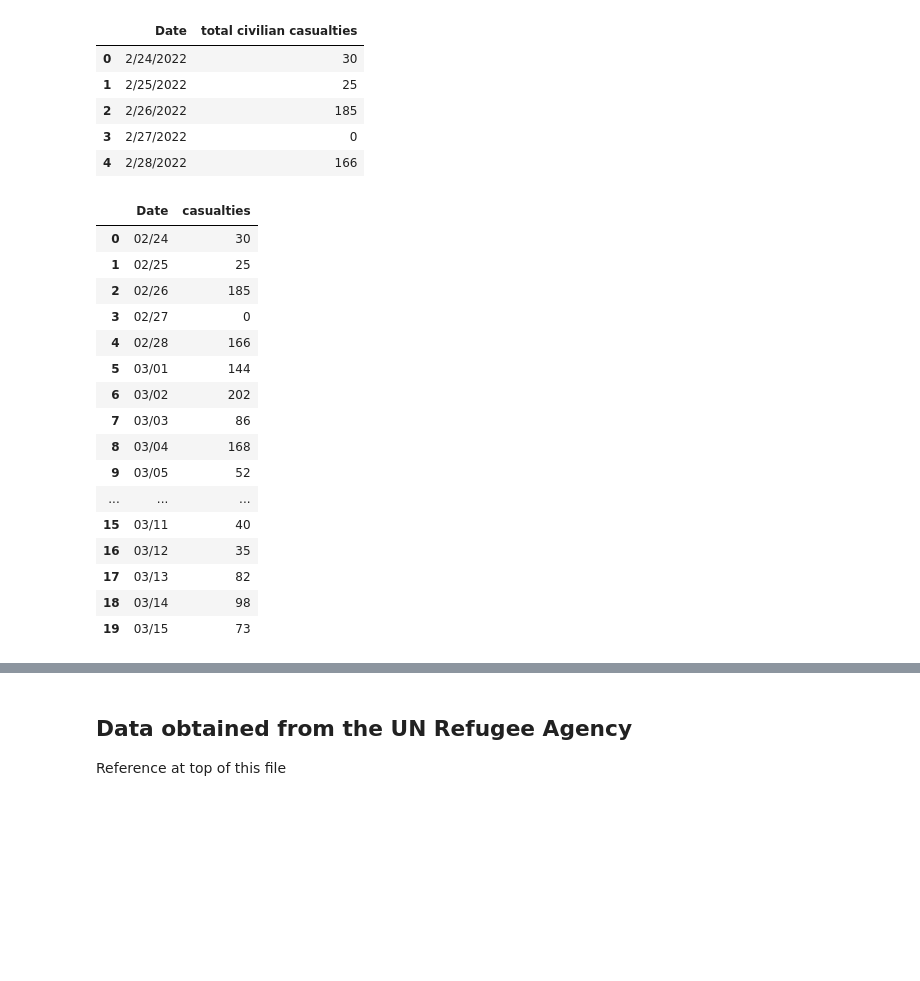
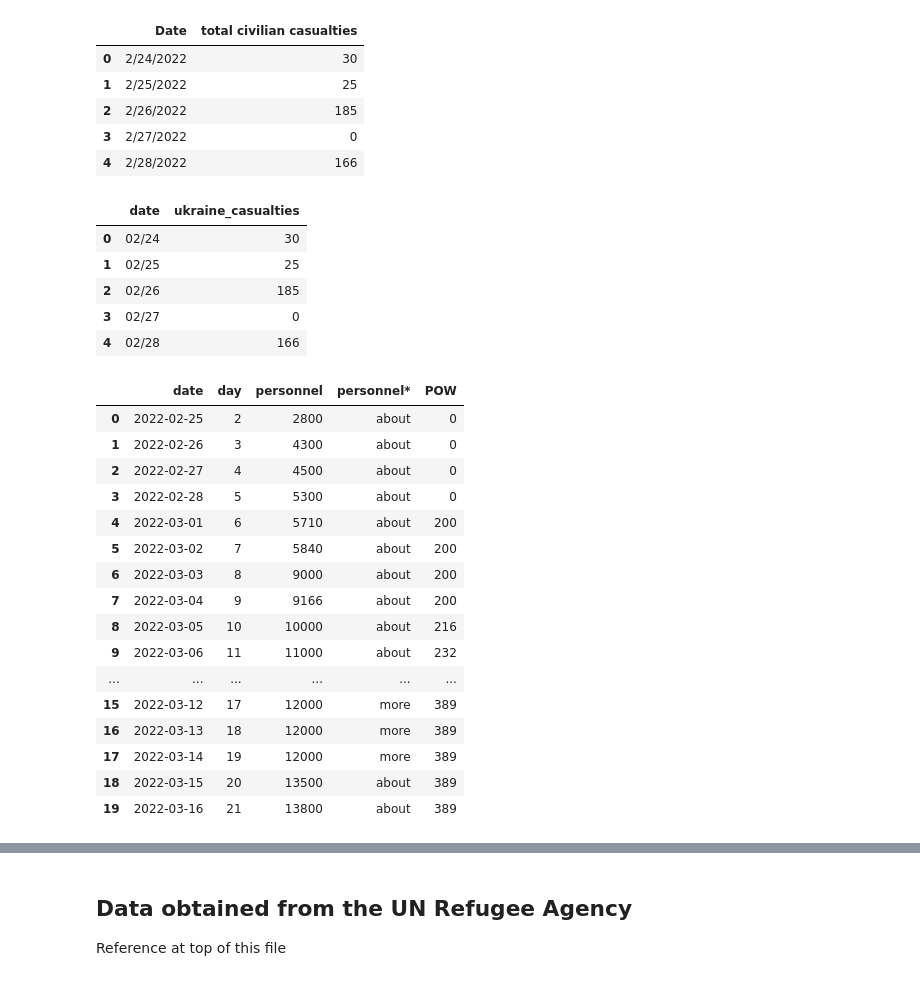
Before and after one commit to aduchini/Final_project, a Jupyter notebook: SQL_database.ipynb, the cells around one changed output, grey strips where cells are left out. Drawn from its saved outputs; the diff is of its cells as text; code cells hidden in the pictures; blank space fills up the shorter version.

```diff
--- a/SQL_database.ipynb
+++ b/SQL_database.ipynb
@@ -29,8 +28,8 @@ tweets_df.drop(['location'], axis = 1, inplace=True)
 tweets_df['tweetcreatedts'] = pd.to_datetime(tweets_df['tweetcreatedts'], errors='coerce')
 tweets_df['tweetcreatedts'] = tweets_df['tweetcreatedts'].dt.strftime('%m/%d')
 # %%
-casualties_df = pd.read_csv('resources/Ukraine_Casualties_daily.csv', index_col=False)
-casualties_df.head()
+ukraine_casualties_df = pd.read_csv('resources/Ukraine_Casualties_daily.csv', index_col=False)
+ukraine_casualties_df.head()
 # %% [output]
 |  | Date | total civilian casualties |
 | 0 | 2/24/2022 | 30 |
@@ -40,27 +39,38 @@ casualties_df.head()
 | 4 | 2/28/2022 | 166 |
 # %%
 # remove spaces from column name
-casualties_df.rename(columns = {'total civilian casualties':'casualties'}, inplace = True)
+ukraine_casualties_df.rename(columns = {'total civilian casualties':'ukraine_casualties'}, inplace = True)
 # %%
 # Fomatting all dates to international standards
-casualties_df['Date'] = pd.to_datetime(casualties_df['Date'])
-casualties_df['Date'] = casualties_df['Date'].dt.strftime('%m/%d')
-casualties_df.head(20)
+ukraine_casualties_df['Date'] = pd.to_datetime(ukraine_casualties_df['Date'])
+ukraine_casualties_df['Date'] = ukraine_casualties_df['Date'].dt.strftime('%m/%d')
+ukraine_casualties_df.rename(columns = {'Date':'date'}, inplace = True)
+ukraine_casualties_df.head()
 # %% [output]
-|  | Date | casualties |
+|  | date | ukraine_casualties |
 | 0 | 02/24 | 30 |
 | 1 | 02/25 | 25 |
 | 2 | 02/26 | 185 |
 | 3 | 02/27 | 0 |
 | 4 | 02/28 | 166 |
-| 5 | 03/01 | 144 |
-| 6 | 03/02 | 202 |
-| 7 | 03/03 | 86 |
-| 8 | 03/04 | 168 |
-| 9 | 03/05 | 52 |
-| ... | ... | ... |
-| 15 | 03/11 | 40 |
-| 16 | 03/12 | 35 |
-| 17 | 03/13 | 82 |
-| 18 | 03/14 | 98 |
-| 19 | 03/15 | 73 |
+# %%
+russia_casualties_df = pd.read_csv('resources/updated_russia_losses_personnel.csv', index_col=False)
+russia_casualties_df.head(20)
+# %% [output]
+|  | date | day | personnel | personnel* | POW |
+| 0 | 2022-02-25 | 2 | 2800 | about | 0 |
+| 1 | 2022-02-26 | 3 | 4300 | about | 0 |
+| 2 | 2022-02-27 | 4 | 4500 | about | 0 |
+| 3 | 2022-02-28 | 5 | 5300 | about | 0 |
+| 4 | 2022-03-01 | 6 | 5710 | about | 200 |
+| 5 | 2022-03-02 | 7 | 5840 | about | 200 |
+| 6 | 2022-03-03 | 8 | 9000 | about | 200 |
+| 7 | 2022-03-04 | 9 | 9166 | about | 200 |
+| 8 | 2022-03-05 | 10 | 10000 | about | 216 |
+| 9 | 2022-03-06 | 11 | 11000 | about | 232 |
+| ... | ... | ... | ... | ... | ... |
+| 15 | 2022-03-12 | 17 | 12000 | more | 389 |
+| 16 | 2022-03-13 | 18 | 12000 | more | 389 |
+| 17 | 2022-03-14 | 19 | 12000 | more | 389 |
+| 18 | 2022-03-15 | 20 | 13500 | about | 389 |
+| 19 | 2022-03-16 | 21 | 13800 | about | 389 |
```
Also changed, not shown: parts of 16 cells of this notebook, 3 other files.
